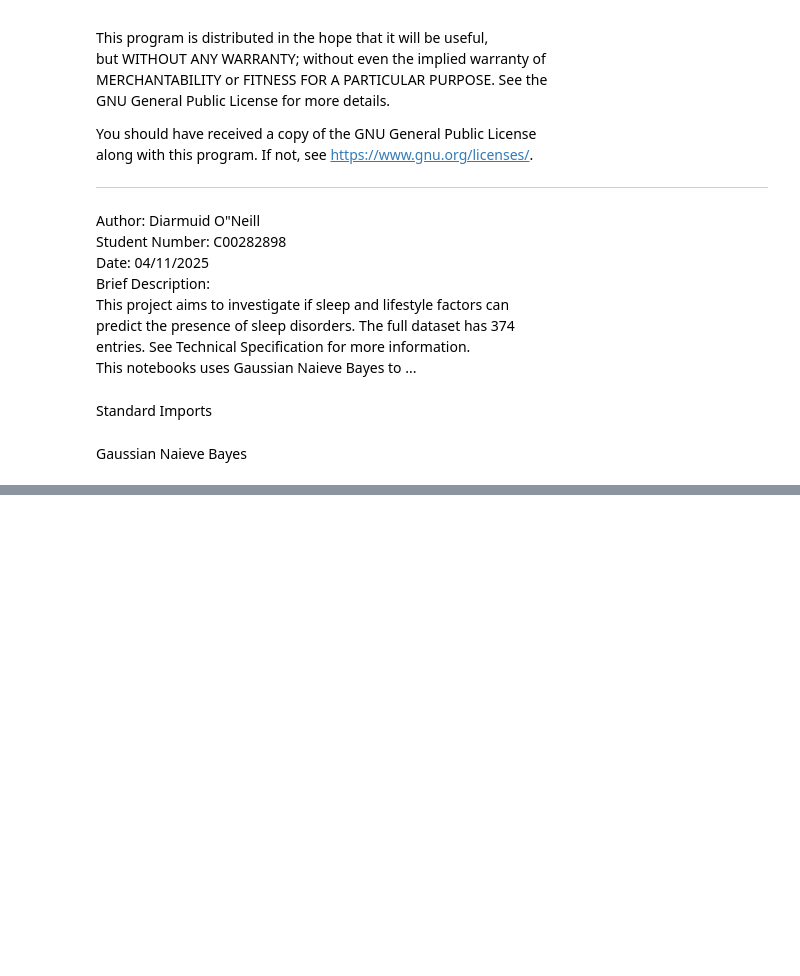
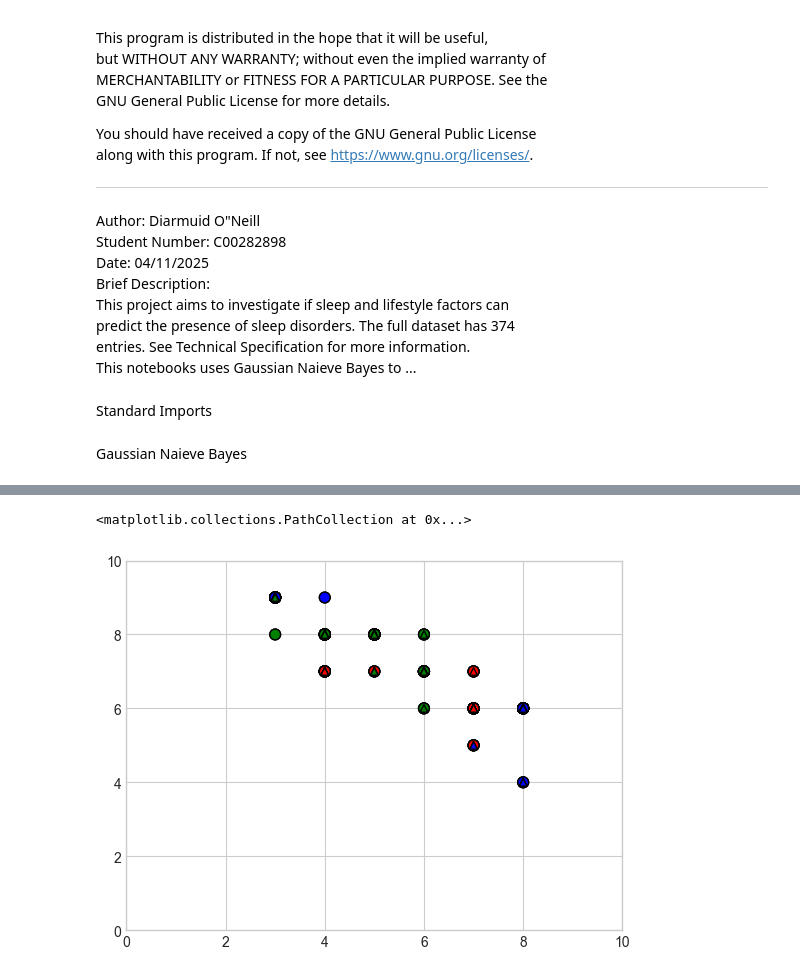
Before and after one commit to Revolution825/Data-Science-Project, a Jupyter notebook: NaieveBayes.ipynb, the cells around one changed output, grey strips where cells are left out. Drawn from its saved outputs; the diff is of its cells as text; code cells hidden in the pictures; blank space fills up the shorter version.

```diff
--- a/NaieveBayes.ipynb
+++ b/NaieveBayes.ipynb
@@ -82,0 +123,25 @@ From looking at this graph we can see that sleep apnea appears across a wide ran
+# %%
+# random_state ensures reproducibility
+# test_size=0.3 means that 30% of the data is used for testing and 70% is used for training
+X_train, X_test, y_train, y_test = train_test_split(coords, labels, test_size=0.3, random_state=42)
+
+# Train model
+model = GaussianNB()
+model.fit(X_train, y_train)
+
+y_pred=model.predict(X_test)
+
+plt.ylim(0,10)
+plt.xlim(0, 10)
+
+train_colours = [colour_map_nb[cls] for cls in le.inverse_transform(y_train)]
+test_colours  = [colour_map_nb[cls] for cls in le.inverse_transform(y_test)]
+
+# Training points
+plt.scatter(X_train[:,0], X_train[:,1], c=train_colours, s=60, edgecolor='k', label='Train')
+
+# Testing points
+plt.scatter(X_test[:,0], X_test[:,1], c=test_colours, s=30, marker='^', edgecolor='k', label='Test')
+# %% [output]
+<matplotlib.collections.PathCollection at 0x...>
+[figure, added]
```
Also changed, not shown: parts of 8 cells of this notebook, 1 other file.
